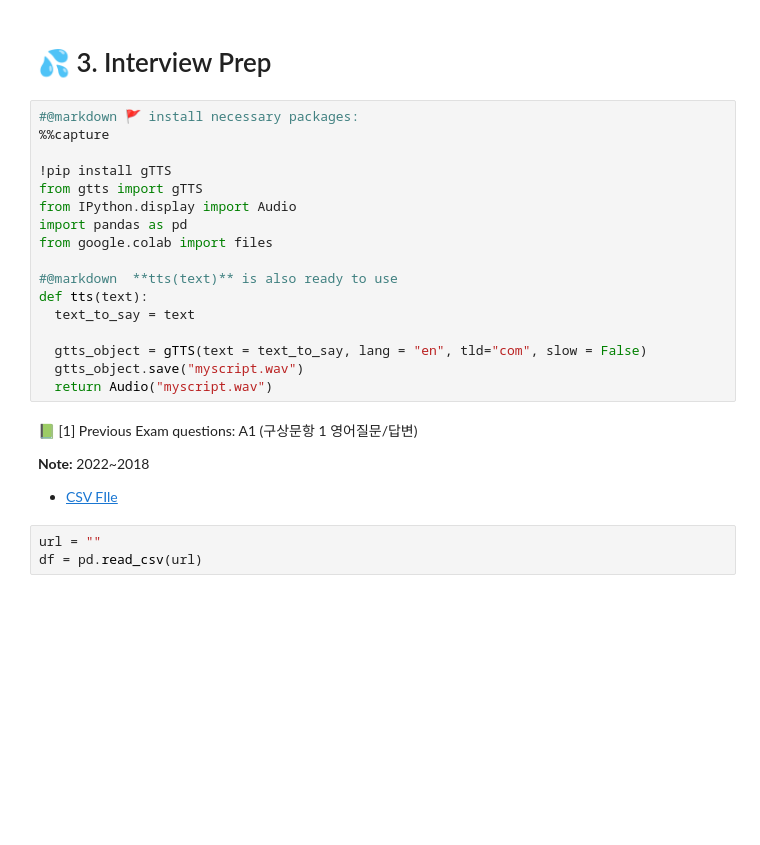
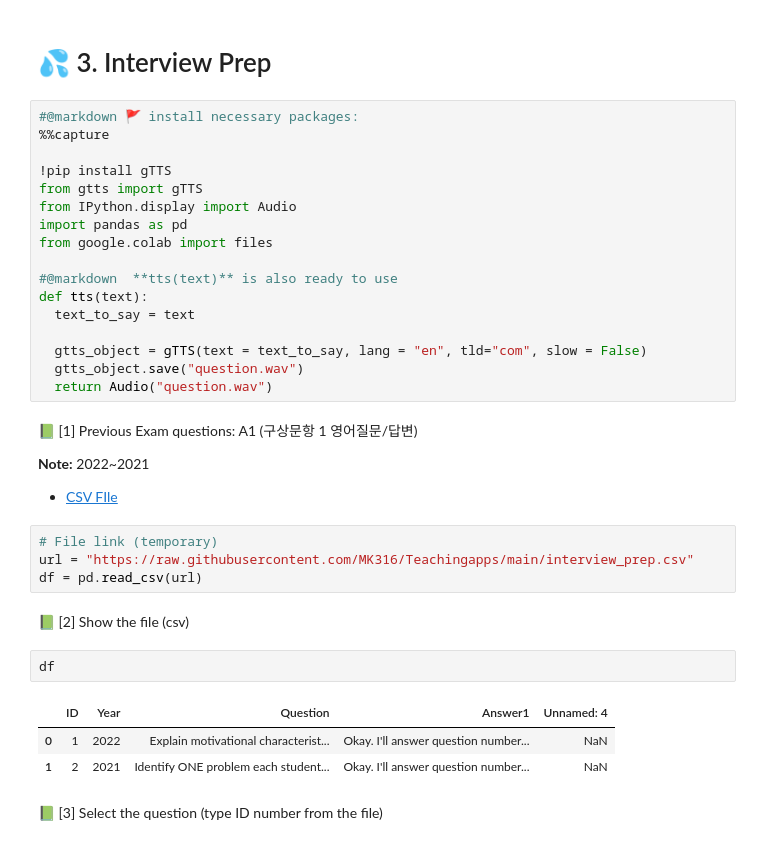
Before and after one commit to MK316/Teachingapps, a Jupyter notebook: InterviewPrep.ipynb, the cells around one changed output. Drawn from its saved outputs; the diff is of its cells as text; blank space fills up the shorter version.

```diff
--- a/InterviewPrep.ipynb
+++ b/InterviewPrep.ipynb
@@ -17,13 +17,24 @@ def tts(text):
   text_to_say = text
 
   gtts_object = gTTS(text = text_to_say, lang = "en", tld="com", slow = False)
-  gtts_object.save("myscript.wav")
-  return Audio("myscript.wav")
+  gtts_object.save("question.wav")
+  return Audio("question.wav")
 # %% [markdown]
 📗 [1] Previous Exam questions: A1 (구상문항 1 영어질문/답변)
 
-**Note:** 2022~2018
+**Note:** 2022~2021
 * [CSV FIle]()
-# %%
-url = ""
-df = pd.read_csv(url)
+# %%
+# File link (temporary)
+url = "https://raw.githubusercontent.com/MK316/Teachingapps/main/interview_prep.csv"
+df = pd.read_csv(url)
+# %% [markdown]
+📗 [2] Show the file (csv)
+# %%
+df
+# %% [output]
+|  | ID | Year | Question | Answer1 | Unnamed: 4 |
+| 0 | 1 | 2022 | Explain motivational characterist... | Okay. I'll answer question number... | NaN |
+| 1 | 2 | 2021 | Identify ONE problem each student... | Okay. I'll answer question number... | NaN |
+# %% [markdown]
+📗 [3] Select the question (type ID number from the file)
```
Also changed, not shown: parts of 6 cells of this notebook.
